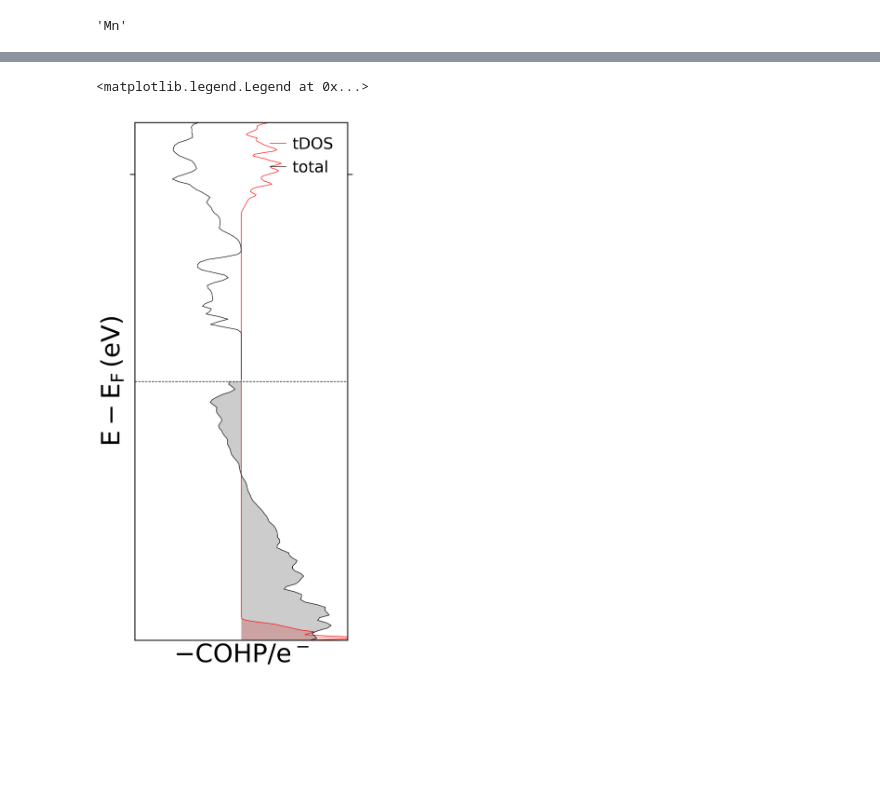
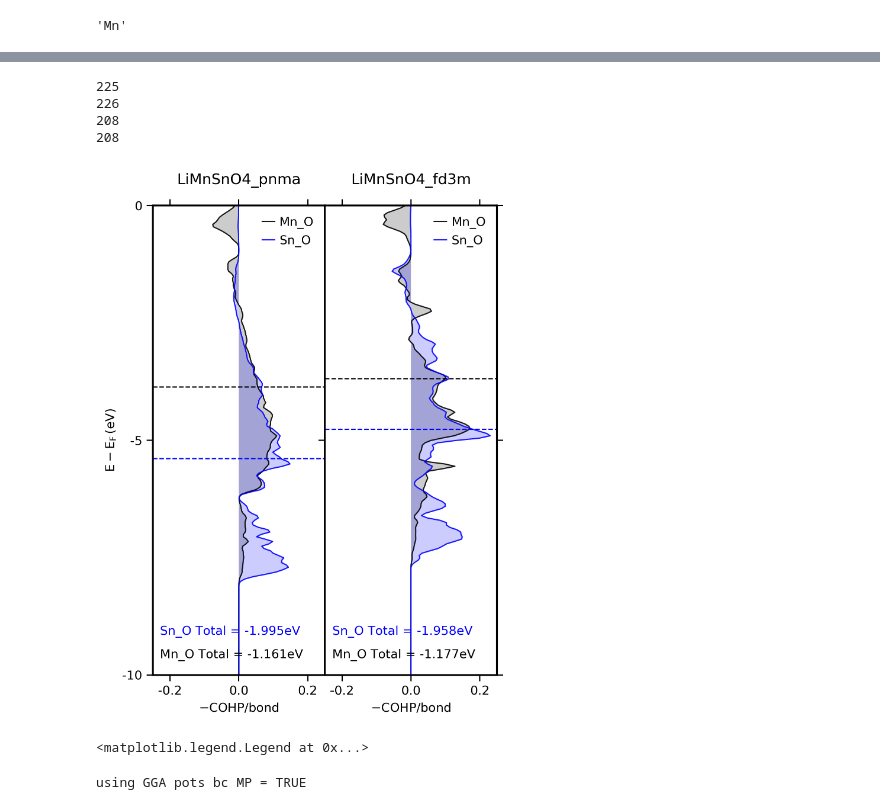
Before and after one commit to YunyeongChoi/myVASPhandler, a Jupyter notebook: Workingnotebook.ipynb, the cells around one changed output, grey strips where cells are left out. Saved outputs shown, nothing was run; the diff lists cells and outputs as text; code cells hidden in the pictures; blank space fills up the shorter version.

```diff
--- a/Workingnotebook.ipynb
+++ b/Workingnotebook.ipynb
@@ -131,2 +244,2 @@ mpr.get_data('mp-27814')[0]['energy_per_atom'] - mpr.get_data('mp-568286')[0]['e
 # %%
-a = VASPInputHandler.LOBSTERAnalysis('/global/cscratch1/sd/yychoi/JCESR/MgPostSpinels/MnSnO4/MnSnO4_pnma_second')
+a = VASPPlotter.Plotter('/global/cscratch1/sd/yychoi/JCESR/MgPostSpinels/MnSnO4')
@@ -141 +246,10 @@ data3
+# %%
+a.cohp(structure = 'LiMnSnO4', pairs_to_plot=['Mn_O', 'O_Sn'], colors_and_labels = {'Mn_O' : {'color' : 'black','label' : 'Mn_O'}, 'O_Sn' : {'color' : 'blue','label' : 'Sn_O'}}, xlim=(-0.25, 0.25), ylim=(-10, 0), xticks=(False, np.arange(-0.2, 0.21, 0.2)), yticks=(False, np.arange(-10, 0.1, 5)), show = True)
+# %% [output]
+225
+226
+208
+208
+[figure, added]
+<matplotlib.legend.Legend at 0x...>
 # %%
@@ -143,5 +257,4 @@ a = VASPPlotter.Plotter('/global/cscratch1/sd/yychoi/JCESR/MgPostSpinels/MnSnO4/
-# %%
-a.cohp(xlim = [-0.1,0.1], ylim = [-5, 5], tdos = 'DOSCAR')
-# %% [output]
-<matplotlib.legend.Legend at 0x...>
-[figure, removed]
+# %%
+a.second_run(lobster=True, scan=True)
+# %% [output]
+using GGA pots bc MP = TRUE
```
Also changed, not shown: parts of 25 cells of this notebook.
